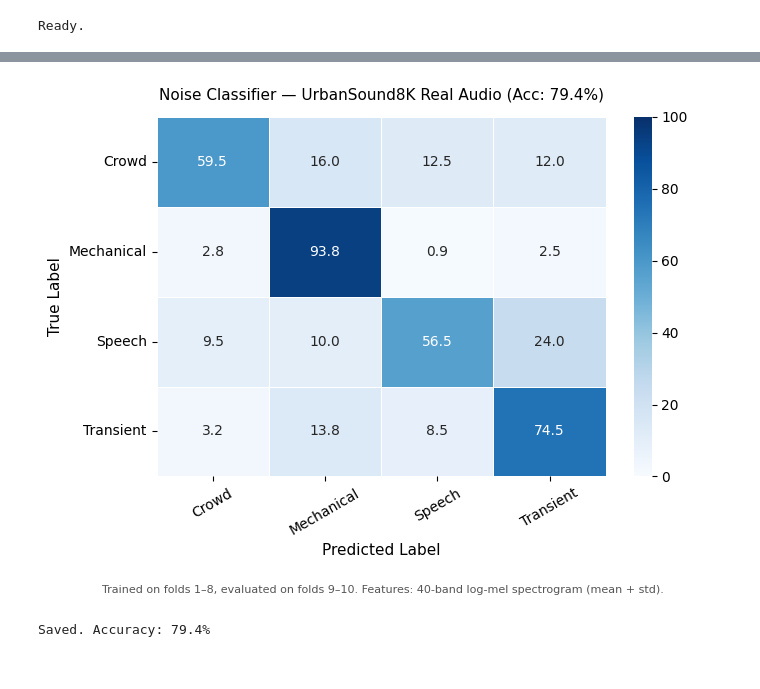
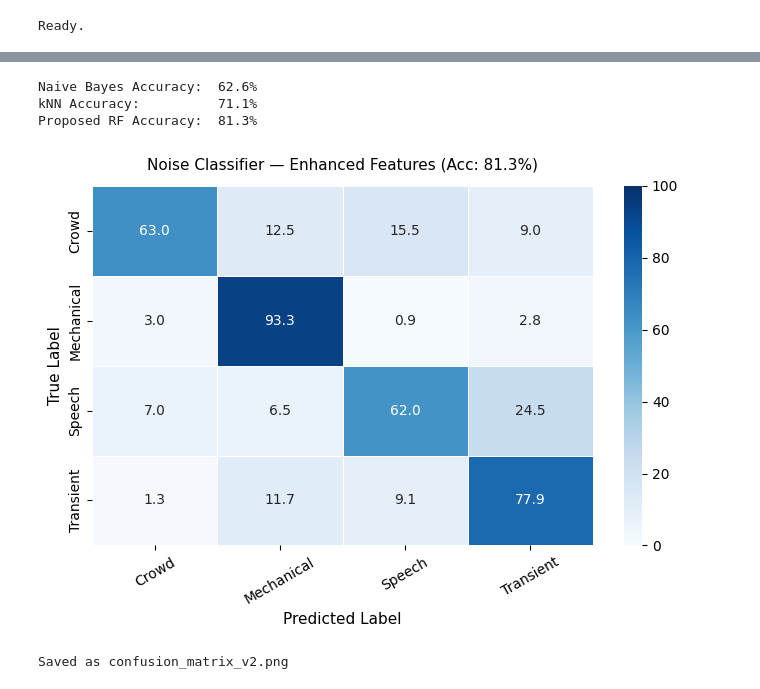
Before and after one commit to Sanctusofficial/Sanctusofficial, a Jupyter notebook: Datasets.ipynb, the cells around one changed output, grey strips where cells are left out. Drawn from its saved outputs; the diff is of its cells as text; code cells hidden in the pictures.

```diff
--- a/Datasets.ipynb
+++ b/Datasets.ipynb
@@ -112,10 +177,16 @@ Classes: {'Crowd', 'Speech', 'Transient', 'Mechanical'}
 # %%
-clf = RandomForestClassifier(n_estimators=100, random_state=42, n_jobs=-1)
+from sklearn.ensemble import RandomForestClassifier
+from sklearn.metrics import accuracy_score, classification_report
+
+clf = RandomForestClassifier(
+    n_estimators=300,
+    random_state=42,
+    n_jobs=-1
+)
 clf.fit(X_train, y_train)
-
 y_pred = clf.predict(X_test)
 acc = accuracy_score(y_test, y_pred)
 
-print(f"\nOverall Accuracy: {acc*100:.1f}%")
+print(f"Improved Accuracy: {acc*100:.1f}%")
 print()
 print(classification_report(y_test, y_pred))
@@ -122,28 +206,50 @@ print(classification_report(y_test, y_pred))
+# %%
+from sklearn.neighbors import KNeighborsClassifier
+from sklearn.naive_bayes import GaussianNB
+
+knn = KNeighborsClassifier(n_neighbors=5)
+knn.fit(X_train, y_train)
+knn_acc = accuracy_score(y_test, knn.predict(X_test))
+
+nb = GaussianNB()
+nb.fit(X_train, y_train)
+nb_acc = accuracy_score(y_test, nb.predict(X_test))
+
+print(f"Naive Bayes Accuracy:  {nb_acc*100:.1f}%")
+print(f"kNN Accuracy:          {knn_acc*100:.1f}%")
+print(f"Proposed RF Accuracy:  {acc*100:.1f}%")
+# %% [output]
+Naive Bayes Accuracy:  62.6%
+kNN Accuracy:          71.1%
+Proposed RF Accuracy:  81.3%
 # %%
+import seaborn as sns
+import matplotlib.pyplot as plt
+from sklearn.metrics import confusion_matrix
+
 labels = sorted(list(set(y_test)))
 cm = confusion_matrix(y_test, y_pred, labels=labels)
-cm_norm = cm.astype('float') / cm.sum(axis=1)[:, np.newaxis] * 100
+cm_norm = (cm.astype('float') /
+           cm.sum(axis=1)[:, np.newaxis] * 100)
 
 fig, ax = plt.subplots(figsize=(7, 5))
 sns.heatmap(cm_norm, annot=True, fmt='.1f',
-            xticklabels=labels, yticklabels=labels,
+            xticklabels=labels,
+            yticklabels=labels,
             cmap='Blues', vmin=0, vmax=100,
             linewidths=0.5, linecolor='white', ax=ax)
 ax.set_xlabel('Predicted Label', fontsize=11)
 ax.set_ylabel('True Label', fontsize=11)
 ax.set_title(
-    f'Noise Classifier — UrbanSound8K Real Audio (Acc: {acc*100:.1f}%)',
+    f'Noise Classifier — Enhanced Features '
+    f'(Acc: {acc*100:.1f}%)',
     fontsize=11, pad=12)
 ax.tick_params(axis='x', rotation=30)
-ax.tick_params(axis='y', rotation=0)
-fig.text(0.5, -0.04,
-    'Trained on folds 1–8, evaluated on folds 9–10. '
-    'Features: 40-band log-mel spectrogram (mean + std).',
-    ha='center', fontsize=8, color='#555555')
 plt.tight_layout()
-plt.savefig('confusion_matrix_real.png', dpi=150, bbox_inches='tight')
+plt.savefig('confusion_matrix_v2.png',
+            dpi=150, bbox_inches='tight')
 plt.show()
-print(f"Saved. Accuracy: {acc*100:.1f}%")
+print("Saved as confusion_matrix_v2.png")
 # %% [output]
-[figure, old version]
+[figure, new version]
-Saved. Accuracy: 79.4%
+Saved as confusion_matrix_v2.png
```
Also changed, not shown: parts of 5 cells of this notebook.
